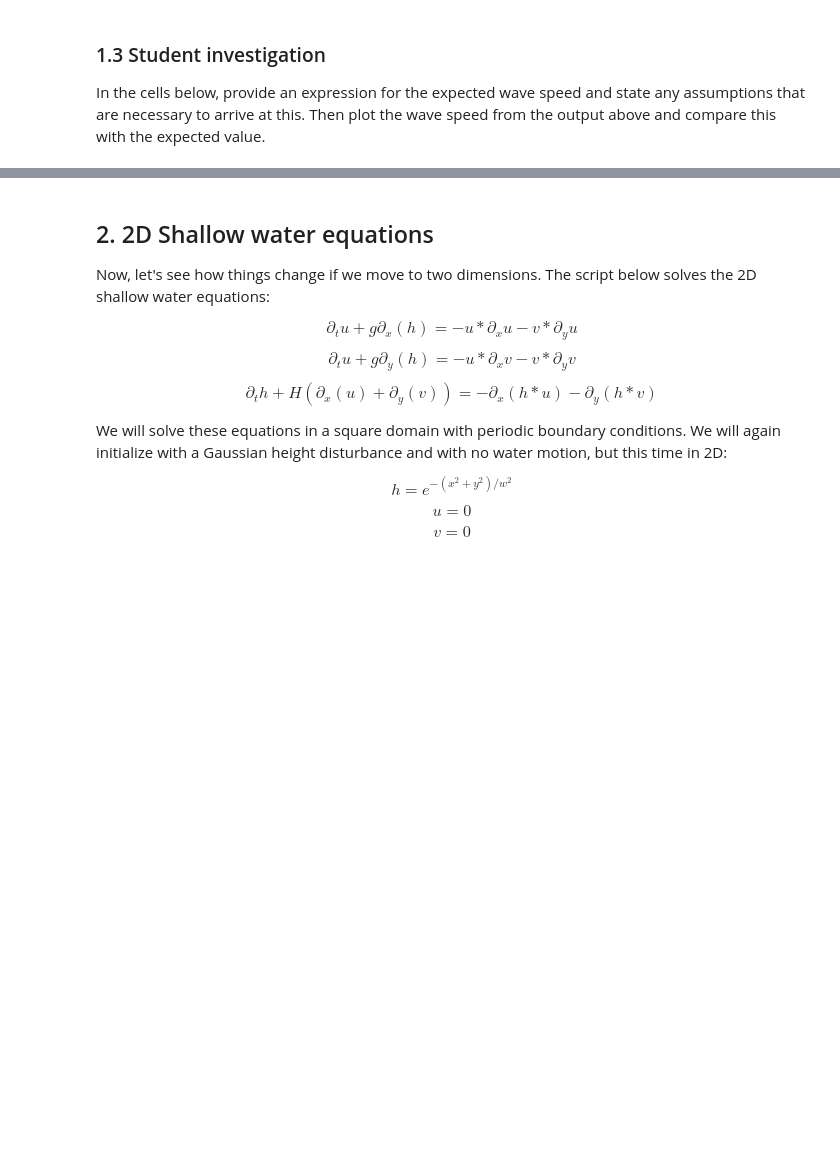
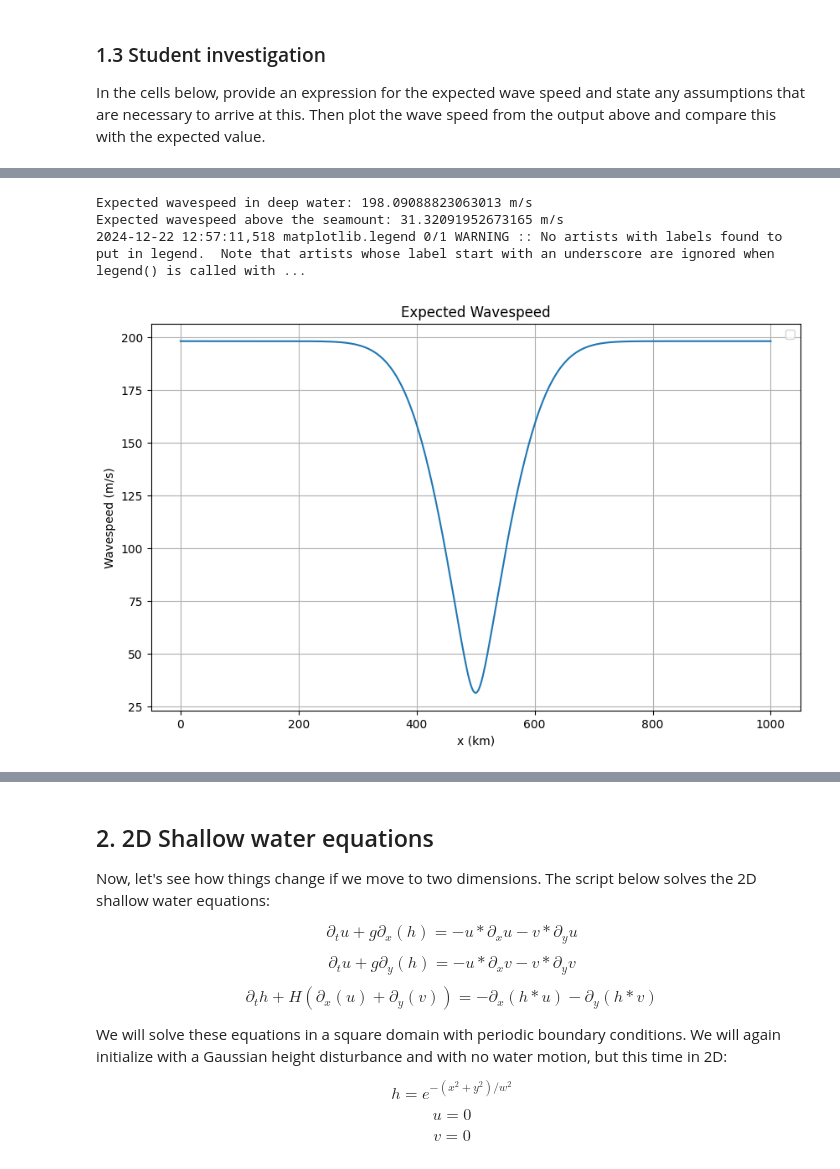
Before and after one commit to PolinaSevastyanova1/QCES, a Jupyter notebook: Project3_tsunami.ipynb, the cells around one changed output, grey strips where cells are left out. Cells and saved outputs as stored; diff of their text form; code cells hidden in the pictures; blank space fills up the shorter version.

```diff
--- a/Project3_tsunami.ipynb
+++ b/Project3_tsunami.ipynb
@@ -234,0 +255,23 @@ ADD EXPRESSION FOR EXPECTED WAVE SPEED AND EXPLANATION HERE
+# %%
+# Expected wavespeed in deep water
+wavespeed_deep = np.sqrt(g * H0)
+print(f"Expected wavespeed in deep water: {wavespeed_deep / (meter/second)} m/s")
+
+# Expected wavespeed above the seamount
+wavespeed_shallow = np.sqrt(g * H_min)
+print(f"Expected wavespeed above the seamount: {wavespeed_shallow / (meter/second)} m/s")
+
+x_values = np.linspace(0, Lx/kilometer, Nx)
+
+H_values = H0 - (H0 - H_min) * np.exp(-(x_values - x2/kilometer)**2 / (w2/kilometer)**2)
+expected_wavespeed = np.sqrt(g * H_values)
+
+plt.figure(figsize=(10, 6))
+plt.plot(x_values, expected_wavespeed / (meter/second))
+plt.xlabel('x (km)')
+plt.ylabel('Wavespeed (m/s)')
+plt.title('Expected Wavespeed')
+plt.grid(True)
+plt.legend()
+plt.show()
+# %% [output]
@@ -234,0 +279,4 @@ ADD EXPRESSION FOR EXPECTED WAVE SPEED AND EXPLANATION HERE
+Expected wavespeed in deep water: 198.09088823063013 m/s
+Expected wavespeed above the seamount: 31.32091952673165 m/s
+2024-12-22 12:57:11,518 matplotlib.legend 0/1 WARNING :: No artists with labels found to put in legend.  Note that artists whose label start with an underscore are ignored when legend() is called with ...
+[figure, added]
```
Also changed, not shown: parts of 34 cells of this notebook.
